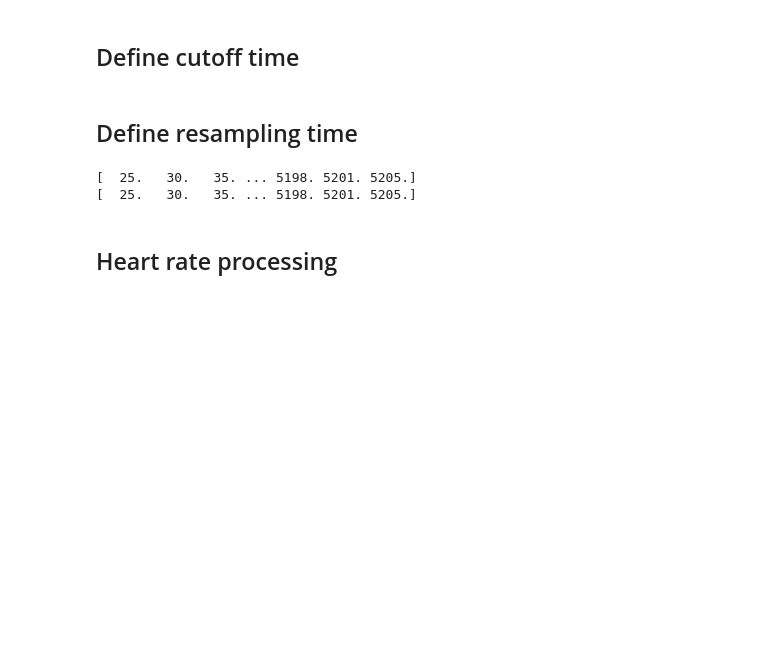
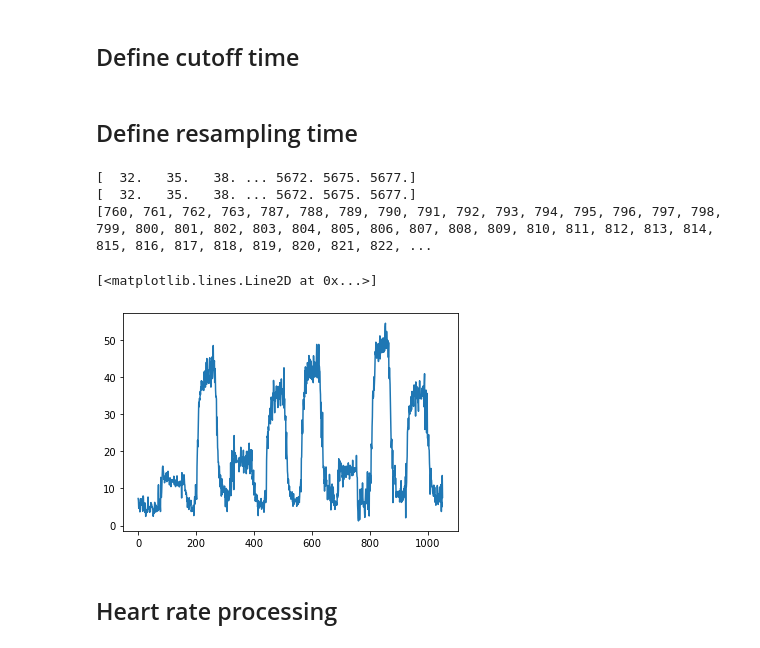
Before and after one commit to trinhgiahuy/OpenKinTest, a Jupyter notebook: 1_Neil_data_files/Neil_data_correlation_plot.ipynb, the cells around one changed output. Drawn from its saved outputs; the diff is of its cells as text; code cells hidden in the pictures; blank space fills up the shorter version.

```diff
--- a/1_Neil_data_files/Neil_data_correlation_plot.ipynb
+++ b/1_Neil_data_files/Neil_data_correlation_plot.ipynb
@@ -81,7 +81,7 @@ def check_duplicates(arr):
 
 def comma_to_float(string):
     string=str(string)
-    if len(string) == 0 or '-' in string:
+    if len(string) == 0 or '-' in string or '#' in string:
         return -100
     # Replace comma with dot and convert to float
     if ',' in string:
@@ -103,42 +103,48 @@ iter=0
 for row in oxygen_data:
     oxygen_data_reconstruct[iter][0]=row[0]
     oxygen_data_reconstruct[iter][1]=comma_to_float(row[1])
     iter+=1
 
 oxygen_data_reconstruct=np.array(oxygen_data_reconstruct)
 
 print(oxygen_data_reconstruct[:,0])
 
-
-# plt.figure(figsize=(17.5,15))
-# plt.plot(oxygen_data_reconstruct[:,1])
-# print(np.shape(oxygen_data_reconstruct))
-
-
 outline_threshold=200
 for i,row in enumerate(oxygen_data_reconstruct):
     if row[1]>outline_threshold:
 #         print(f"Delete outline at it {i}")
         oxygen_data_reconstruct=np.delete(oxygen_data_reconstruct,i,0)
 
 ## REMOVE MISSING DATA
 mask=oxygen_data_reconstruct[:, 1] >= 0
 oxygen_data_reconstruct=oxygen_data_reconstruct[mask]
 
 ## OXYGEN IS RECORDED AT AVERAGE OF 3 seconds
 timestamps=oxygen_data_reconstruct[:,0]
 print(timestamps)
 firstSec=timestamps[0]
 lastSec=timestamps[-1]
 
 ## DO WE NEED SAMPLING FOR 3SECONDS ?? IT WILL RESULT IN 2 MISSING DATA INTERVALS
 oxygenResamplingIdx = np.arange(firstSec, lastSec, Oxygen_sampling_time)
 oxygen_sampling=np.interp(oxygenResamplingIdx,timestamps,oxygen_data_reconstruct[:,1])
 
-# plt.plot(oxygen_sampling)
+## ===== FOR SUBJECT 2, REMOVE NAN AND ZERO ENTRIES
+reconstruct_index=[]
+if subjectID==1:
+    for i,data in enumerate(oxygen_sampling):
+        if data < 1:
+            reconstruct_index.append(i)
+    print(reconstruct_index)
+    oxygen_sampling = [value for index,value in enumerate(oxygen_sampling) if index not in reconstruct_index]
+
+plt.plot(oxygen_sampling)
 # %% [output]
-[  25.   30.   35. ... 5198. 5201. 5205.]
-[  25.   30.   35. ... 5198. 5201. 5205.]
+[  32.   35.   38. ... 5672. 5675. 5677.]
+[  32.   35.   38. ... 5672. 5675. 5677.]
+[760, 761, 762, 763, 787, 788, 789, 790, 791, 792, 793, 794, 795, 796, 797, 798, 799, 800, 801, 802, 803, 804, 805, 806, 807, 808, 809, 810, 811, 812, 813, 814, 815, 816, 817, 818, 819, 820, 821, 822, ...
+[<matplotlib.lines.Line2D at 0x...>]
+[figure, added]
 # %% [markdown]
 ## Heart rate processing
 # %%
```
Also changed, not shown: parts of 22 cells of this notebook.
